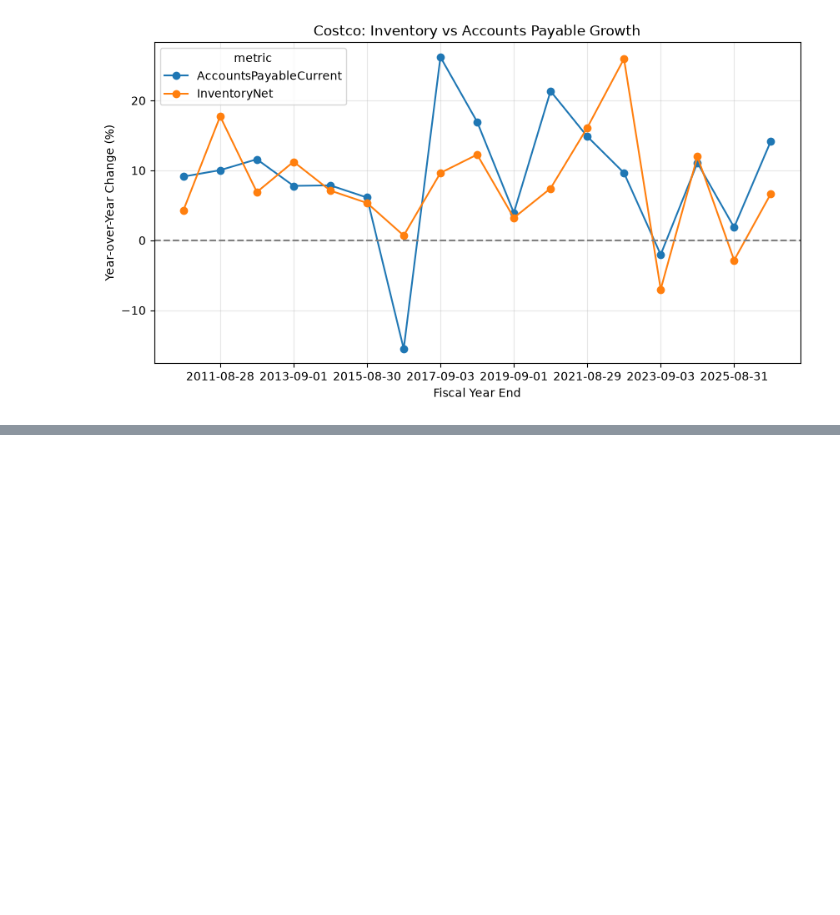
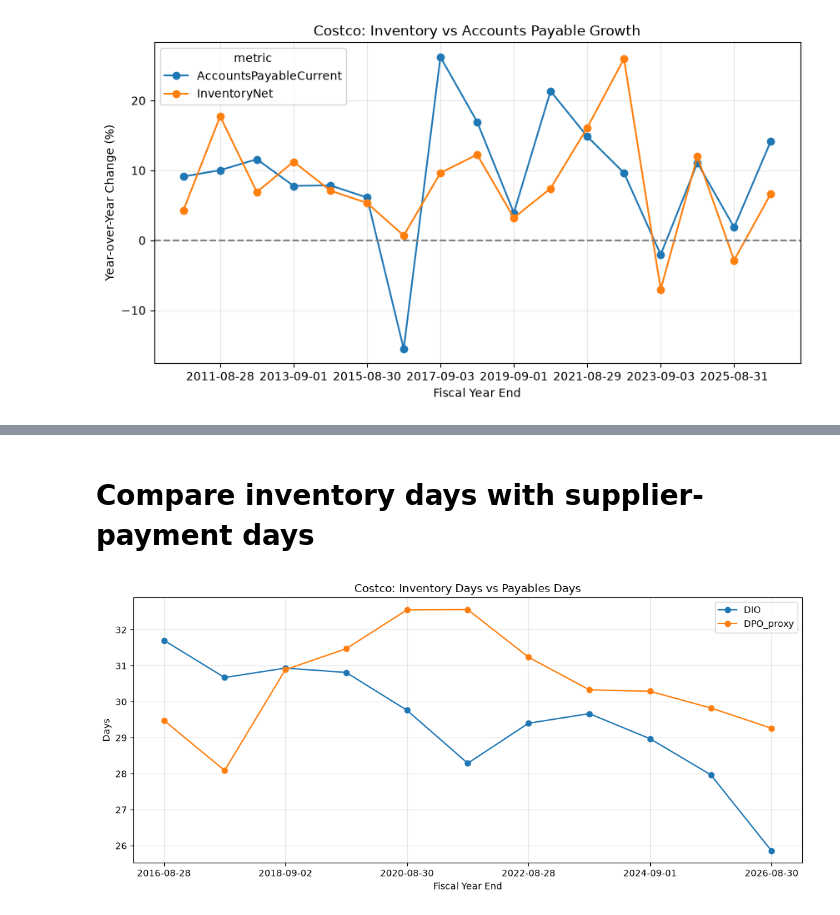
Before and after one commit to ezwang8/Costco-Financial-Analytics, a Jupyter notebook: notebooks/01_costco_intro.ipynb, the cells around one changed output, grey strips where cells are left out. Drawn from its saved outputs; the diff is of its cells as text; code cells hidden in the pictures; blank space fills up the shorter version.

```diff
--- a/notebooks/01_costco_intro.ipynb
+++ b/notebooks/01_costco_intro.ipynb
@@ -266,0 +366,17 @@ plt.show()
+# %% [markdown]
+# Compare inventory days with supplier-payment days
+# %%
+ax = analysis[["DIO", "DPO_proxy"]].dropna().plot(
+    figsize=(11, 5),
+    marker="o",
+    title="Costco: Inventory Days vs Payables Days"
+)
+
+ax.set_xlabel("Fiscal Year End")
+ax.set_ylabel("Days")
+ax.grid(alpha=0.3)
+
+plt.tight_layout()
+plt.show()
+# %% [output]
+[figure, added]
```
Also changed, not shown: parts of 4 cells of this notebook.
